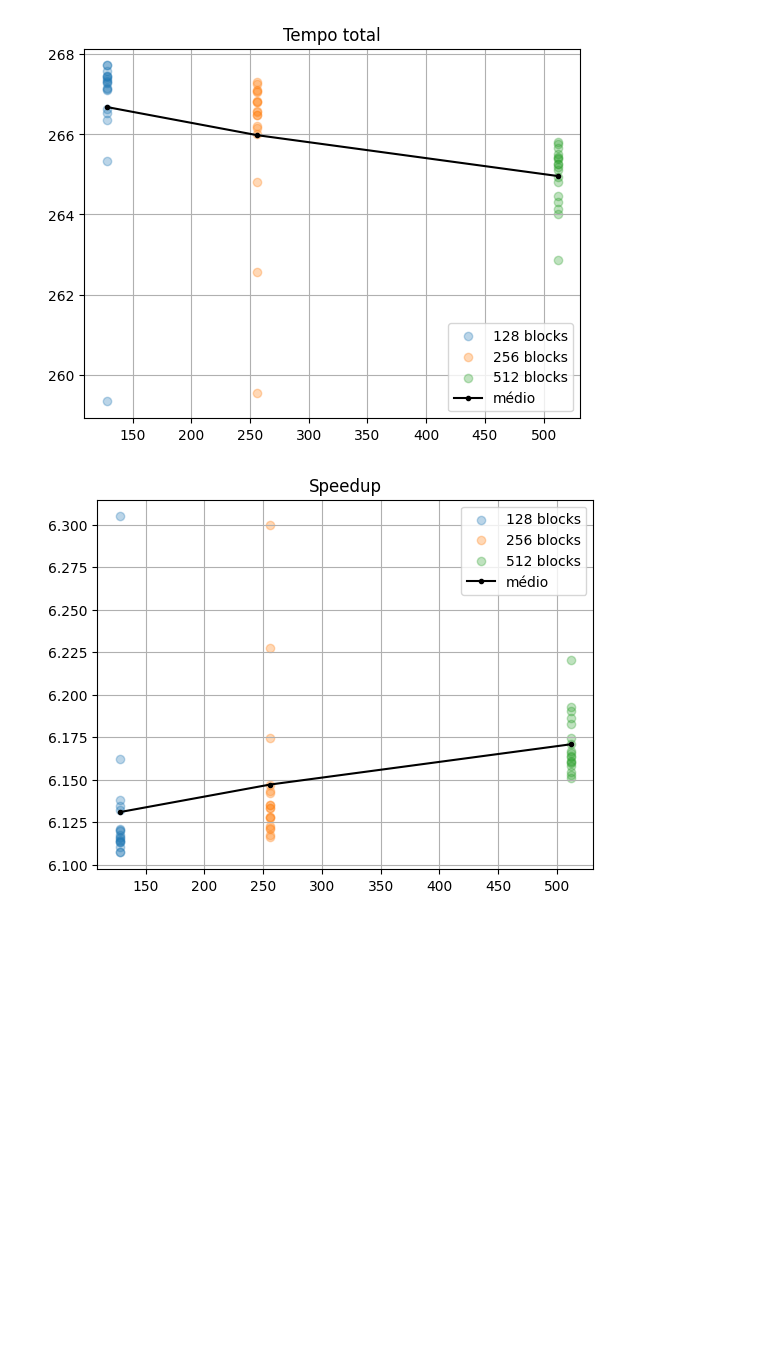
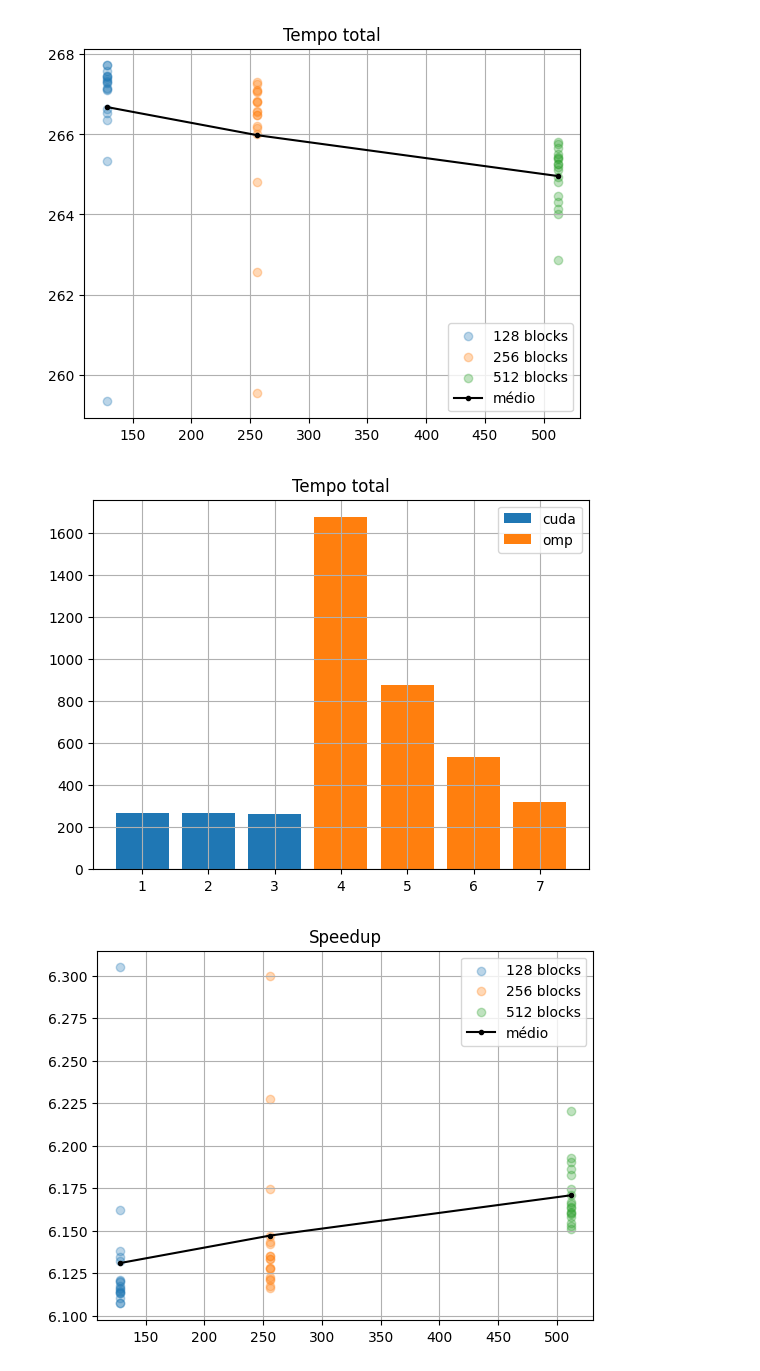
Before and after one commit to tiagoizumi/kmeans-pcd, a Jupyter notebook: Etapa 2/resultados_graficos.ipynb, the cells around one changed output. Cells and saved outputs as stored; diff of their text form; code cells hidden in the pictures; blank space fills up the shorter version.

Commit message:
resultados

```diff
--- a/Etapa 2/resultados_graficos.ipynb
+++ b/Etapa 2/resultados_graficos.ipynb
@@ -25,8 +25,31 @@ for r, n in zip([r1, r2, r3],[128, 256, 512]):
     resumo["h2d"].append(r["h2d_ms"].mean())
     resumo["d2h"].append(r["d2h_ms"].mean())
     resumo["overhead"].append(r["overhead_ms"].mean())
+resumo = pd.DataFrame(resumo)
 
-resumo = pd.DataFrame(resumo)
+
+res01 = pd.read_csv("../Etapa 1/resultadosT1.csv")
+res02 = pd.read_csv("../Etapa 1/resultadosT2.csv")
+res04 = pd.read_csv("../Etapa 1/resultadosT4.csv")
+res08 = pd.read_csv("../Etapa 1/resultadosT8.csv")
+
+# Remove o pior caso
+res01 = res01.drop(res01["tempo"].idxmax())
+res02 = res02.drop(res02["tempo"].idxmax())
+res04 = res04.drop(res04["tempo"].idxmax())
+res08 = res08.drop(res08["tempo"].idxmax())
+
+omp = {"N threads":[], "Méd tempo (ms)":[], "DPP":[], "Speedup méd":[], "Eficiência":[], "iters":[], "sse":[]}
+for table, nthreads in zip([res01, res02, res04, res08], [1, 2, 4, 8]):
+    omp["N threads"].append(nthreads)
+    omp["Méd tempo (ms)"].append(table["tempo"].mean())
+    omp["DPP"].append(table["tempo"].std())
+    omp["Speedup méd"].append(t_serial/table["tempo"].mean())
+    omp["Eficiência"].append(t_serial/table["tempo"].mean()/nthreads)
+    omp["iters"].append(table["iters"].mean())
+    omp["sse"].append(table["sse"].mean())
+omp = pd.DataFrame(omp)
+
 resumo
 # %% [output]
 |  | block | méd tempo | speedup méd | h2d | d2h | overhead |
@@ -44,6 +75,15 @@ plt.title("Tempo total")
 plt.show()
 # %% [output]
 [figure]
+# %%
+plt.bar(range(1,4), resumo["méd tempo"], label="cuda")
+plt.bar(range(4,8), omp["Méd tempo (ms)"], label="omp")
+plt.grid()
+plt.legend()
+plt.title("Tempo total")
+plt.show()
+# %% [output]
+[figure, added]
 # %%
 plt.title("Speedup")
 plt.scatter([128]*len(r1), t_serial/r1["total_ms"], alpha=0.3, label="128 blocks")
```
Also changed, not shown: parts of 2 cells of this notebook.
